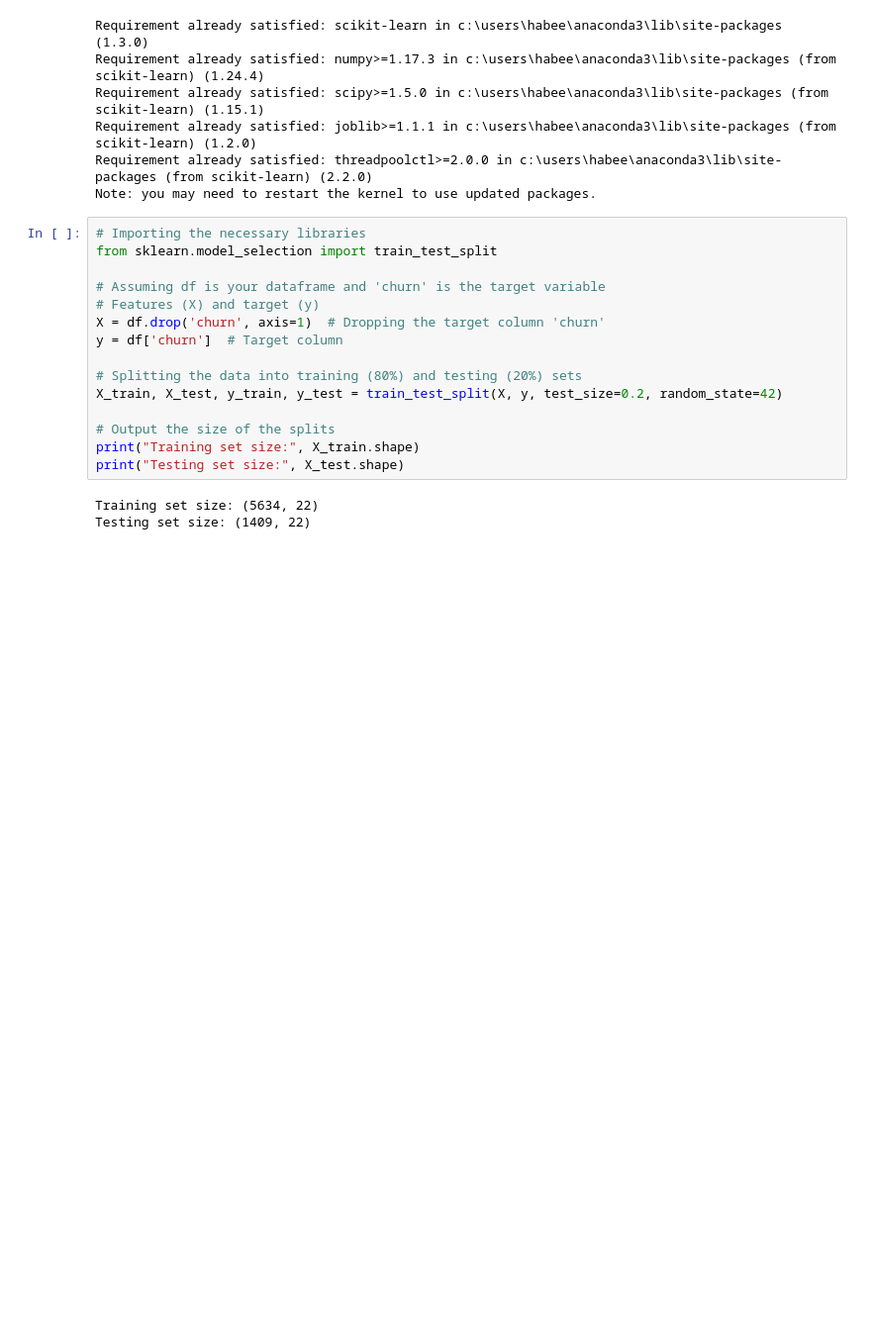
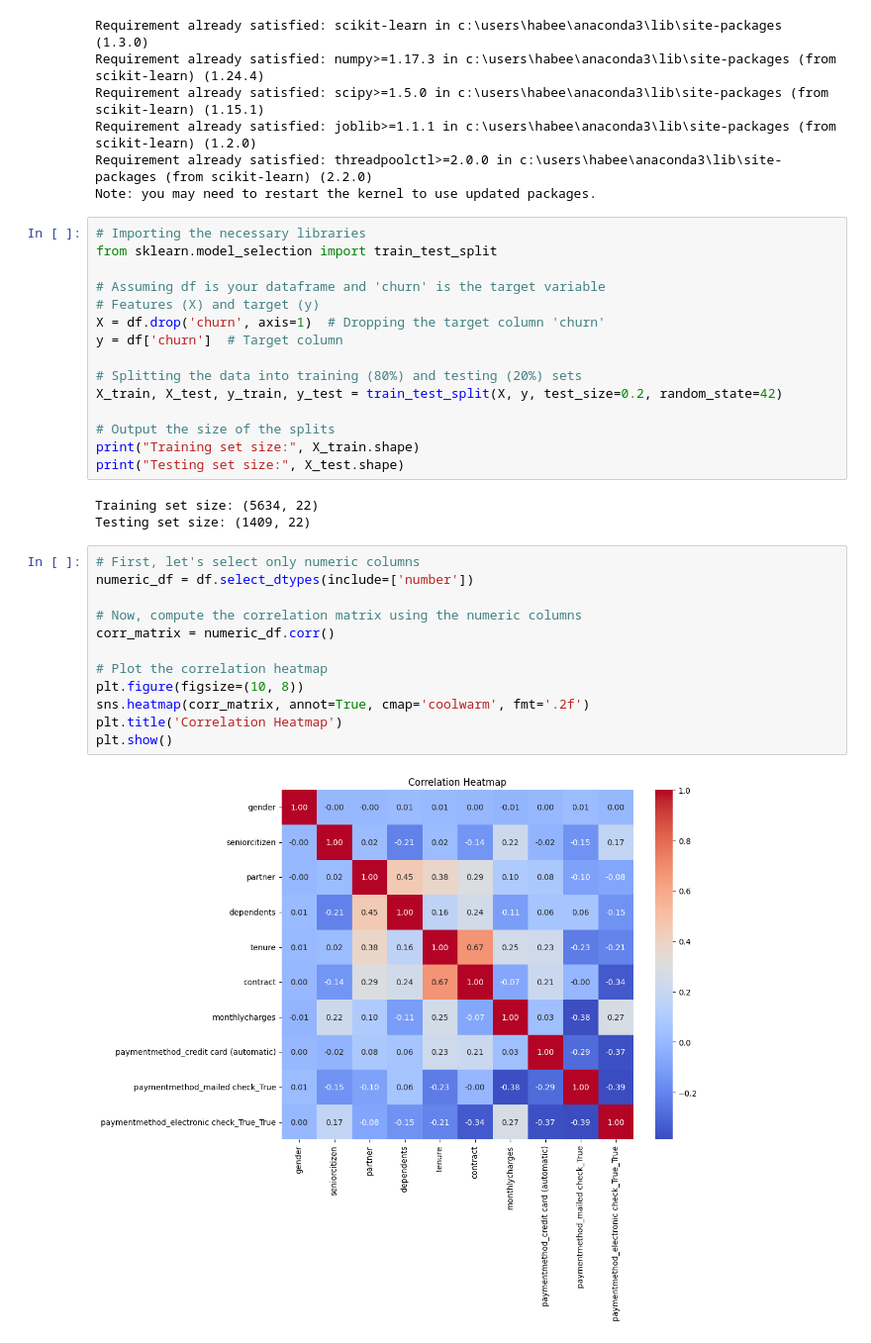
Before and after one commit to Jasminekadhermeera/Saiket_system_project, a Jupyter notebook: cust_churn_analysisandprediction.ipynb, the cells around one changed output. Shown at 99% size. Saved outputs shown, nothing was run; the diff lists cells and outputs as text; blank space fills up the shorter version.

```diff
--- a/cust_churn_analysisandprediction.ipynb
+++ b/cust_churn_analysisandprediction.ipynb
@@ -313,3 +313,17 @@ print("Testing set size:", X_test.shape)
 # %% [output]
 Training set size: (5634, 22)
 Testing set size: (1409, 22)
+# %%
+# First, let's select only numeric columns
+numeric_df = df.select_dtypes(include=['number'])
+
+# Now, compute the correlation matrix using the numeric columns
+corr_matrix = numeric_df.corr()
+
+# Plot the correlation heatmap
+plt.figure(figsize=(10, 8))
+sns.heatmap(corr_matrix, annot=True, cmap='coolwarm', fmt='.2f')
+plt.title('Correlation Heatmap')
+plt.show()
+# %% [output]
+[figure, added]
```
